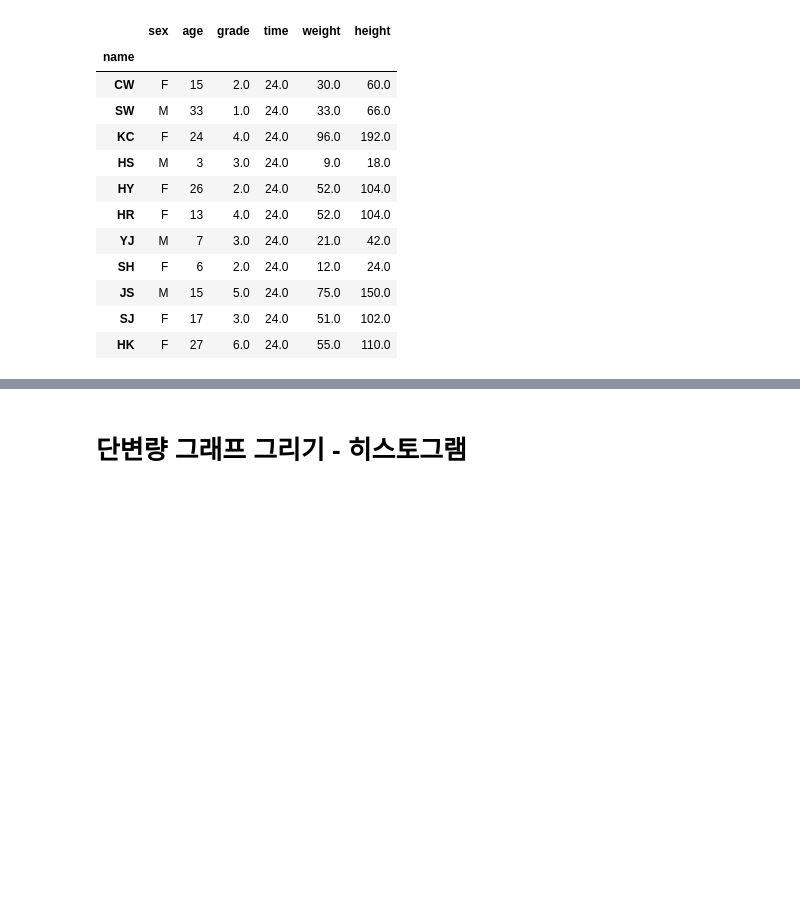
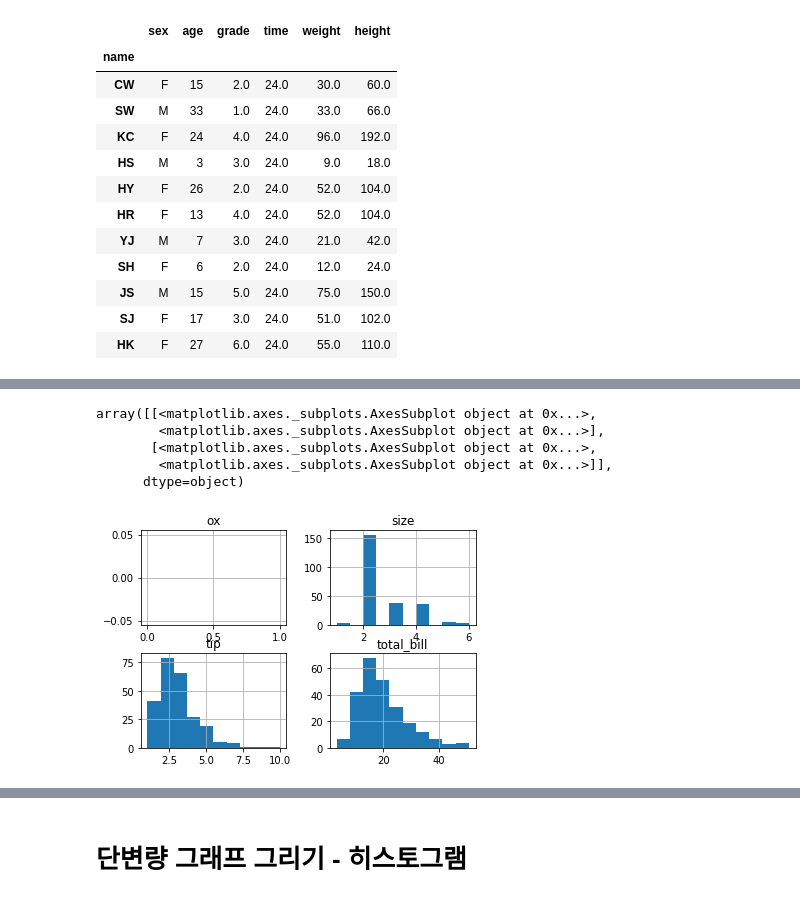
Before and after one commit to chelseashin/Do-it-Pandas-master, a Jupyter notebook: notebook/04_practice.ipynb, the cells around one changed output, grey strips where cells are left out. Drawn from its saved outputs; the diff is of its cells as text; code cells hidden in the pictures; blank space fills up the shorter version.

```diff
--- a/notebook/04_practice.ipynb
+++ b/notebook/04_practice.ipynb
@@ -1129,0 +1249,3 @@ df_missing = df.fillna('missing')
+# %%
+tips['ox'] = np.NAN
+tips.head()
@@ -1129,0 +1266,2 @@ df_missing = df.fillna('missing')
+# %%
+tips['ox'] = tips['ox'].fillna(tips['tip'].mean())
@@ -1129,0 +1277,3 @@ df_missing = df.fillna('missing')
+# %%
+tips['ox'] = np.NAN
+tips.head()
@@ -1129,0 +1309,9 @@ df_missing = df.fillna('missing')
+# %%
+tips.hist()
+# %% [output]
+array([[<matplotlib.axes._subplots.AxesSubplot object at 0x...>,
+        <matplotlib.axes._subplots.AxesSubplot object at 0x...>],
+       [<matplotlib.axes._subplots.AxesSubplot object at 0x...>,
+        <matplotlib.axes._subplots.AxesSubplot object at 0x...>]],
+      dtype=object)
+[figure, added]
```
Also changed, not shown: parts of 48 cells of this notebook, 1 other file.
